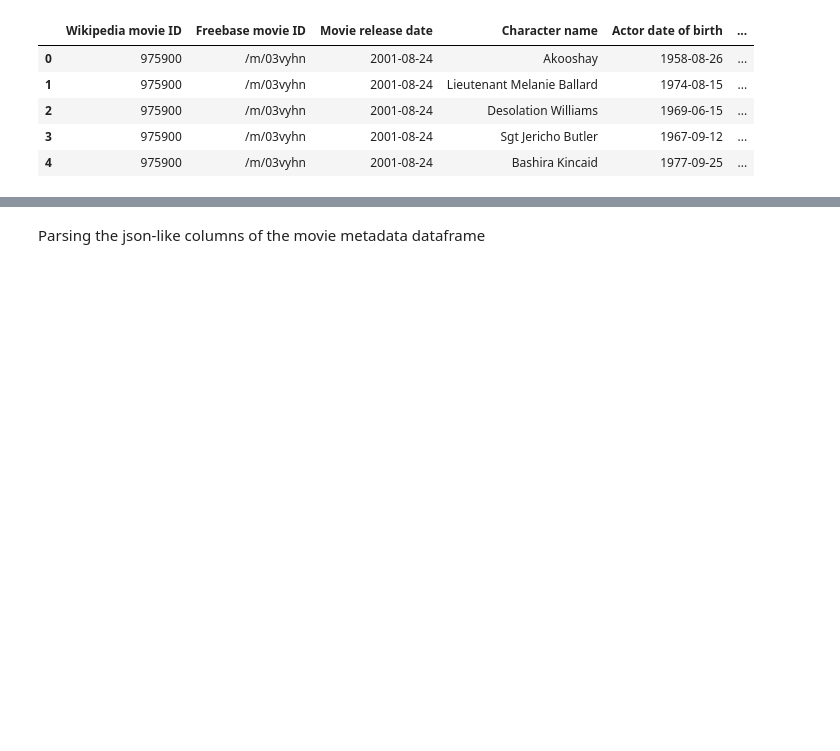
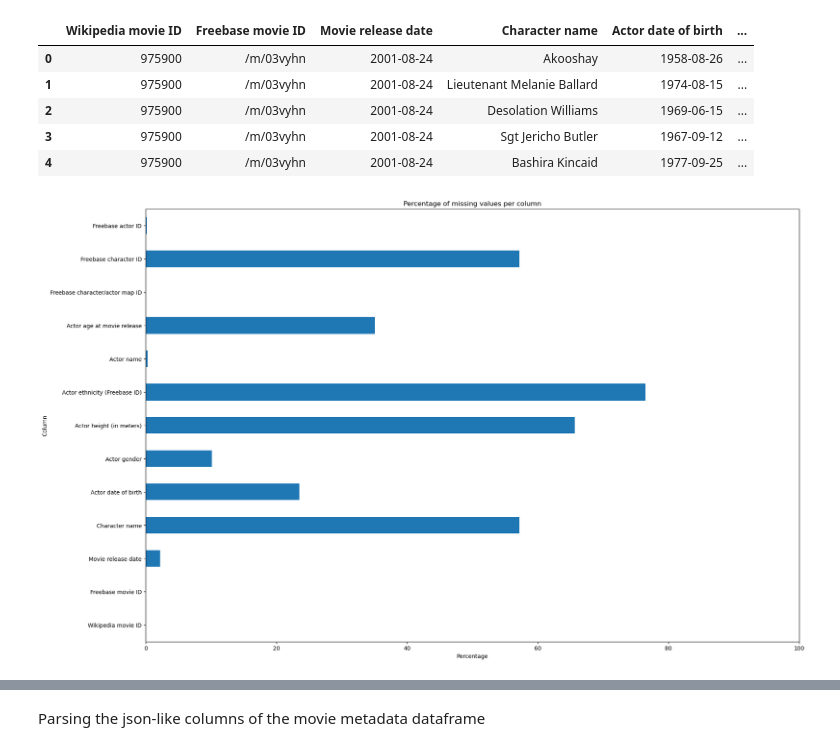
Before and after one commit to aristo6253/CS-401-ADAknow-Milestone2, a Jupyter notebook: cleaning_code.ipynb, the cells around one changed output, grey strips where cells are left out. Cells and saved outputs as stored; diff of their text form; code cells hidden in the pictures; blank space fills up the shorter version.

```diff
--- a/cleaning_code.ipynb
+++ b/cleaning_code.ipynb
@@ -58,3 +91,16 @@ character_metadata.head()
 | 2 | 975900 | /m/03vyhn | 2001-08-24 | Desolation Williams | 1969-06-15 | ... |
 | 3 | 975900 | /m/03vyhn | 2001-08-24 | Sgt Jericho Butler | 1967-09-12 | ... |
 | 4 | 975900 | /m/03vyhn | 2001-08-24 | Bashira Kincaid | 1977-09-25 | ... |
+# %%
+nan_percentage_characters = character_metadata.isnull().sum() / len(character_metadata) * 100
+
+# Plot the percentage of missing values per column
+plt.figure(figsize=(21, 14))
+plt.title('Percentage of missing values per column')
+plt.xlabel('Percentage')
+plt.ylabel('Column')
+plt.xlim(0, 100)
+nan_percentage_characters.plot.barh()
+plt.show()
+# %% [output]
+[figure, added]
```
Also changed, not shown: parts of 22 cells of this notebook.
